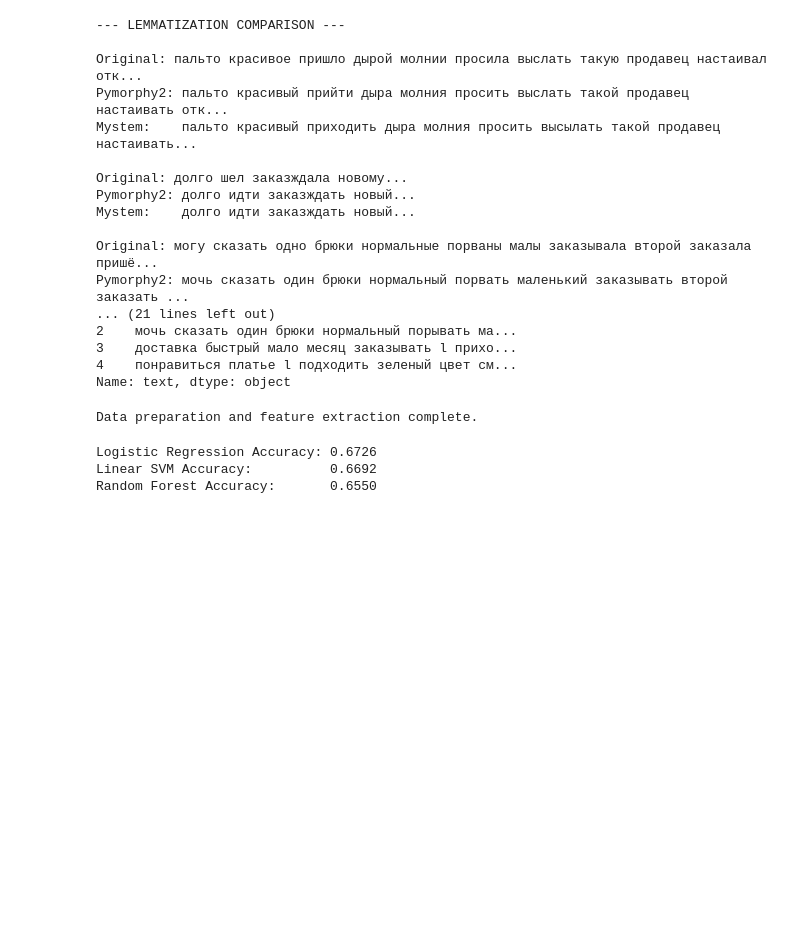
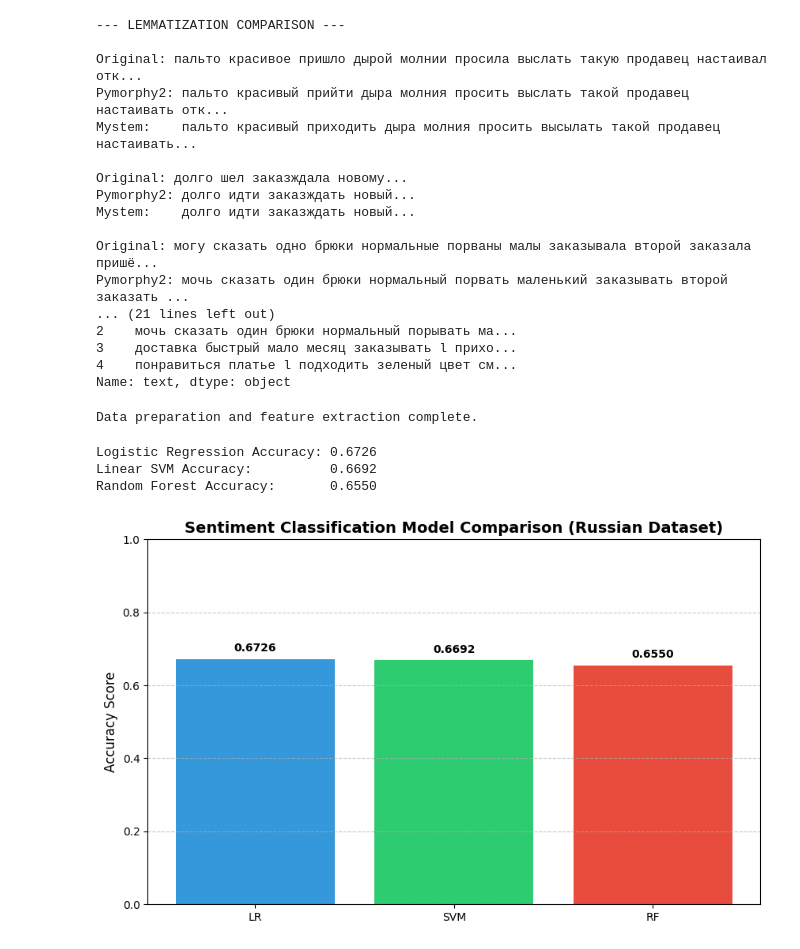
Before and after one commit to adriannag9/machine-learning-project, a Jupyter notebook: ru_sentiment_classification.ipynb, the cells around one changed output. Drawn from its saved outputs; the diff is of its cells as text; code cells hidden in the pictures; blank space fills up the shorter version.

```diff
--- a/ru_sentiment_classification.ipynb
+++ b/ru_sentiment_classification.ipynb
@@ -421,0 +401,38 @@ if 'LR' in accuracy_compare:
+# %%
+# Manual backup of results (if the session was restarted)
+accuracy_compare = {
+    'LR': [0, 0, 0, 0.6726],
+    'SVM': [0, 0, 0, 0.6692],
+    'RF': [0, 0, 0, 0.6550]
+}
+
+# RESULTS VISUALIZATION
+
+import matplotlib.pyplot as plt
+
+# 1. Prepare data for the comparison chart
+# Extracting the names of the models and their corresponding Accuracy (index 3 in the results list)
+model_names = list(accuracy_compare.keys())
+accuracy_values = [results[3] for results in accuracy_compare.values()]
+
+# 2. Create the bar chart
+plt.figure(figsize=(10, 6))
+bars = plt.bar(model_names, accuracy_values, color=['#3498db', '#2ecc71', '#e74c3c'])
+
+# 3. Add styling and labels
+plt.ylim(0, 1.0)  # Scale from 0 to 100%
+plt.ylabel('Accuracy Score', fontsize=12)
+plt.title('Sentiment Classification Model Comparison (Russian Dataset)', fontsize=14, fontweight='bold')
+plt.grid(axis='y', linestyle='--', alpha=0.7)
+
+# 4. Add numerical labels on top of each bar for clarity
+for bar in bars:
+    yval = bar.get_height()
+    plt.text(bar.get_x() + bar.get_width()/2, yval + 0.02, f"{yval:.4f}", ha='center', fontweight='bold')
+
+# 5. Save the plot as an image (optional, useful for GitHub)
+plt.savefig('model_comparison.png', dpi=300, bbox_inches='tight')
+
+plt.show()
+# %% [output]
+[figure, added]
```
Also changed, not shown: parts of 1 cell of this notebook.
